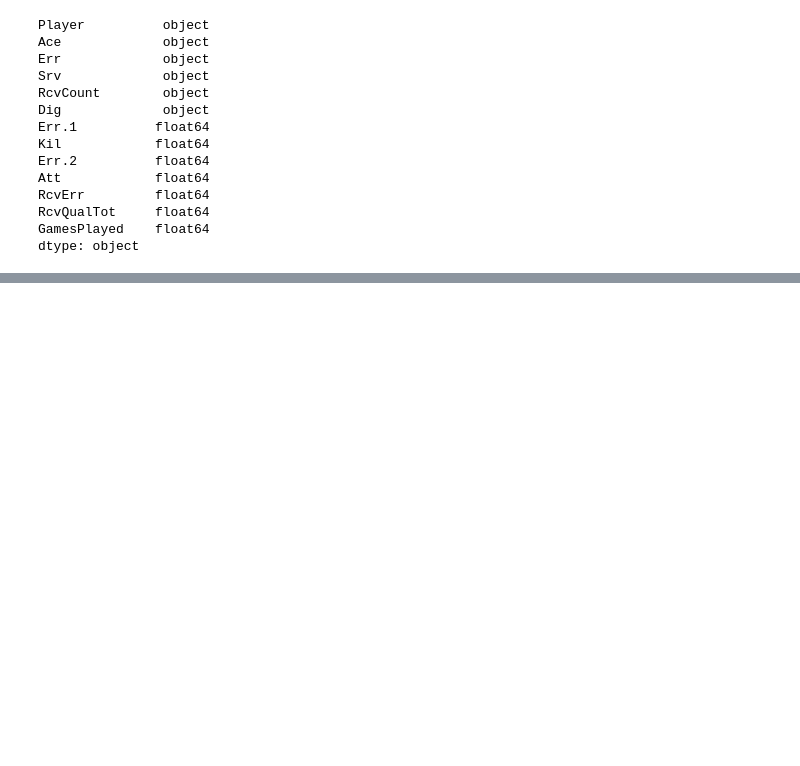
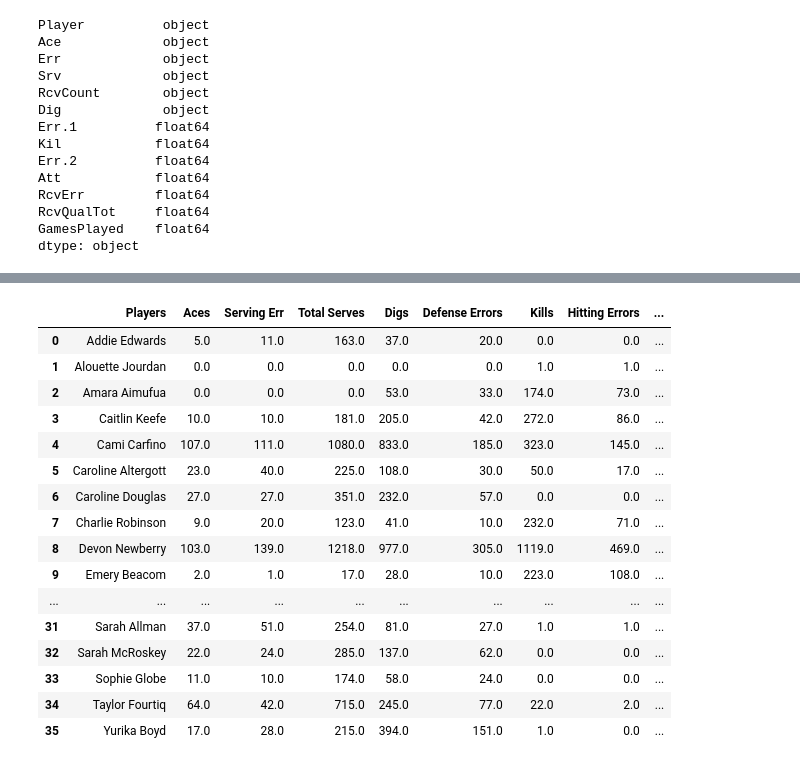
Before and after one commit to kelseypbrown/Project2, a Jupyter notebook: AVP_project_2.ipynb, the cells around one changed output, grey strips where cells are left out. Cells and saved outputs as stored; diff of their text form; code cells hidden in the pictures; blank space fills up the shorter version.

```diff
--- a/AVP_project_2.ipynb
+++ b/AVP_project_2.ipynb
@@ -213,5 +213,25 @@ MHS_totals
 # %%
 # Need to groupby Player
+totals_merged = MHS_totals.groupby('Players').sum().reset_index()
+totals_merged
+# %% [output]
+|  | Players | Aces | Serving Err | Total Serves | Digs | Defense Errors | Kills | Hitting Errors | ... |
+| 0 | Addie Edwards | 5.0 | 11.0 | 163.0 | 37.0 | 20.0 | 0.0 | 0.0 | ... |
+| 1 | Alouette Jourdan | 0.0 | 0.0 | 0.0 | 0.0 | 0.0 | 1.0 | 1.0 | ... |
+| 2 | Amara Aimufua | 0.0 | 0.0 | 0.0 | 53.0 | 33.0 | 174.0 | 73.0 | ... |
+| 3 | Caitlin Keefe | 10.0 | 10.0 | 181.0 | 205.0 | 42.0 | 272.0 | 86.0 | ... |
+| 4 | Cami Carfino | 107.0 | 111.0 | 1080.0 | 833.0 | 185.0 | 323.0 | 145.0 | ... |
+| 5 | Caroline Altergott | 23.0 | 40.0 | 225.0 | 108.0 | 30.0 | 50.0 | 17.0 | ... |
+| 6 | Caroline Douglas | 27.0 | 27.0 | 351.0 | 232.0 | 57.0 | 0.0 | 0.0 | ... |
+| 7 | Charlie Robinson | 9.0 | 20.0 | 123.0 | 41.0 | 10.0 | 232.0 | 71.0 | ... |
+| 8 | Devon Newberry | 103.0 | 139.0 | 1218.0 | 977.0 | 305.0 | 1119.0 | 469.0 | ... |
+| 9 | Emery Beacom | 2.0 | 1.0 | 17.0 | 28.0 | 10.0 | 223.0 | 108.0 | ... |
+| ... | ... | ... | ... | ... | ... | ... | ... | ... | ... |
+| 31 | Sarah Allman | 37.0 | 51.0 | 254.0 | 81.0 | 27.0 | 1.0 | 1.0 | ... |
+| 32 | Sarah McRoskey | 22.0 | 24.0 | 285.0 | 137.0 | 62.0 | 0.0 | 0.0 | ... |
+| 33 | Sophie Globe | 11.0 | 10.0 | 174.0 | 58.0 | 24.0 | 0.0 | 0.0 | ... |
+| 34 | Taylor Fourtiq | 64.0 | 42.0 | 715.0 | 245.0 | 77.0 | 22.0 | 2.0 | ... |
+| 35 | Yurika Boyd | 17.0 | 28.0 | 215.0 | 394.0 | 151.0 | 1.0 | 0.0 | ... |
 # %%
 #Add back in other stats. hitting percentage and recieve average. Errors?
 # %%
```
Also changed, not shown: parts of 1 cell of this notebook, 1 other file.
